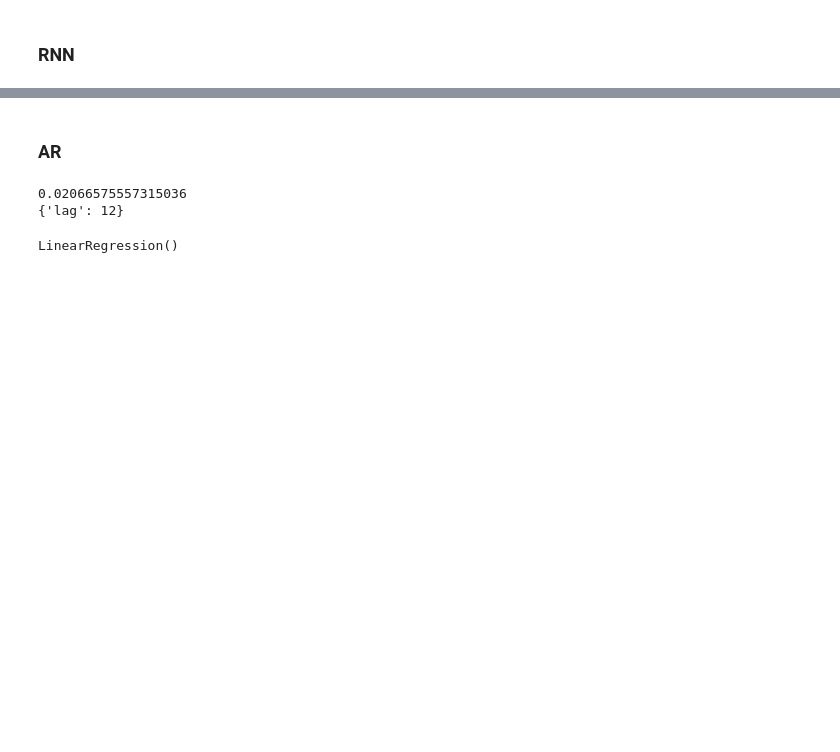
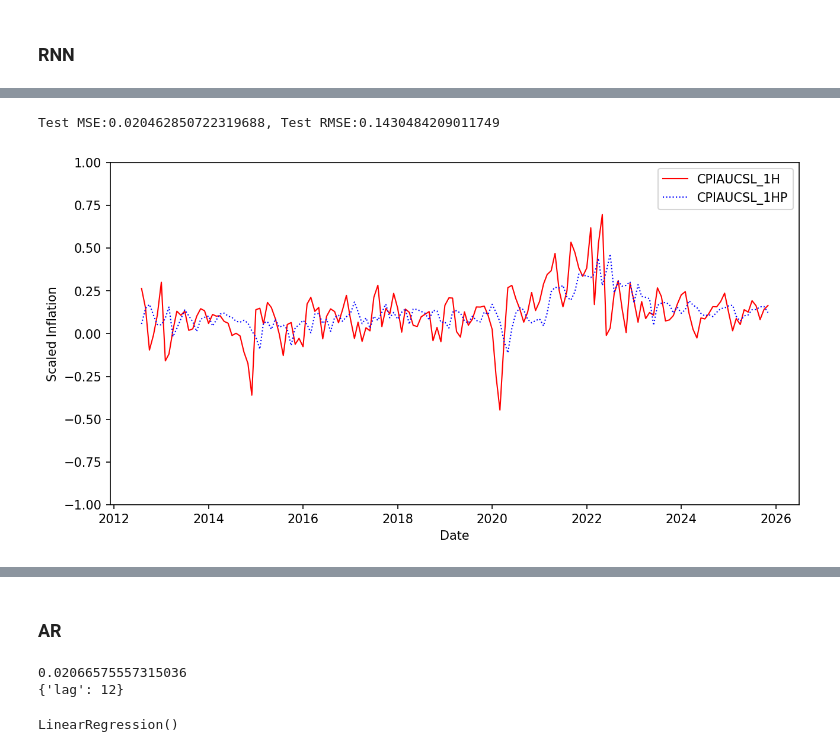
Before and after one commit to martinyuhaohuo/d200_project, a Jupyter notebook: scripts/EDA.ipynb, the cells around one changed output, grey strips where cells are left out. Cells and saved outputs as stored; diff of their text form; code cells hidden in the pictures; blank space fills up the shorter version.

```diff
--- a/scripts/EDA.ipynb
+++ b/scripts/EDA.ipynb
@@ -225,0 +267,9 @@ Test MSE:0.021152791525779348, Test RMSE:0.14543999286915324
+# %%
+# plot prediction on test set, compute MSE
+prediction = make_predict(DL, DL_x_train, DL_x_test, True, window_size)
+visualize_predict(prediction, DL_y_test, 1, FRED_MD)
+DL_MSE, DL_RMSE = compute_MSE(prediction, DL_y_test)
+print(f"Test MSE:{DL_MSE}, Test RMSE:{DL_RMSE}")
+# %% [output]
+Test MSE:0.020462850722319688, Test RMSE:0.1430484209011749
+[figure, added]
```
Also changed, not shown: parts of 45 cells of this notebook, 2 other files.
